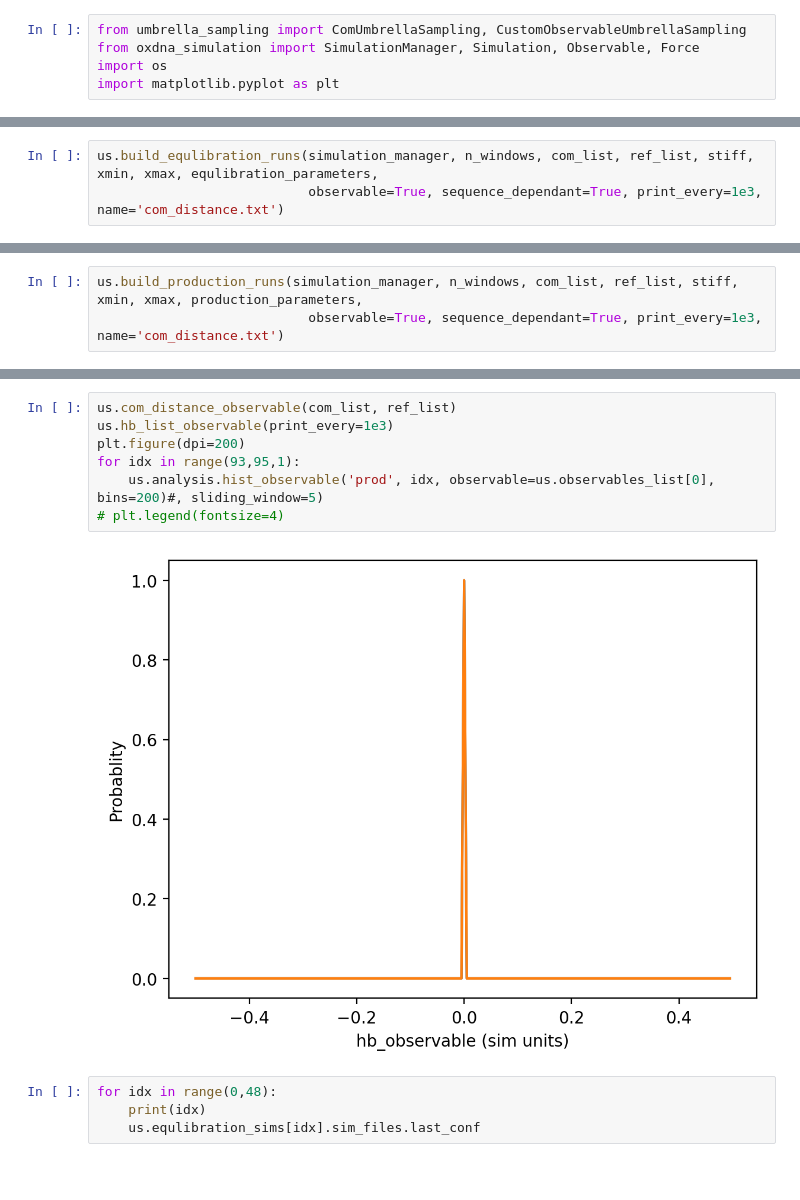
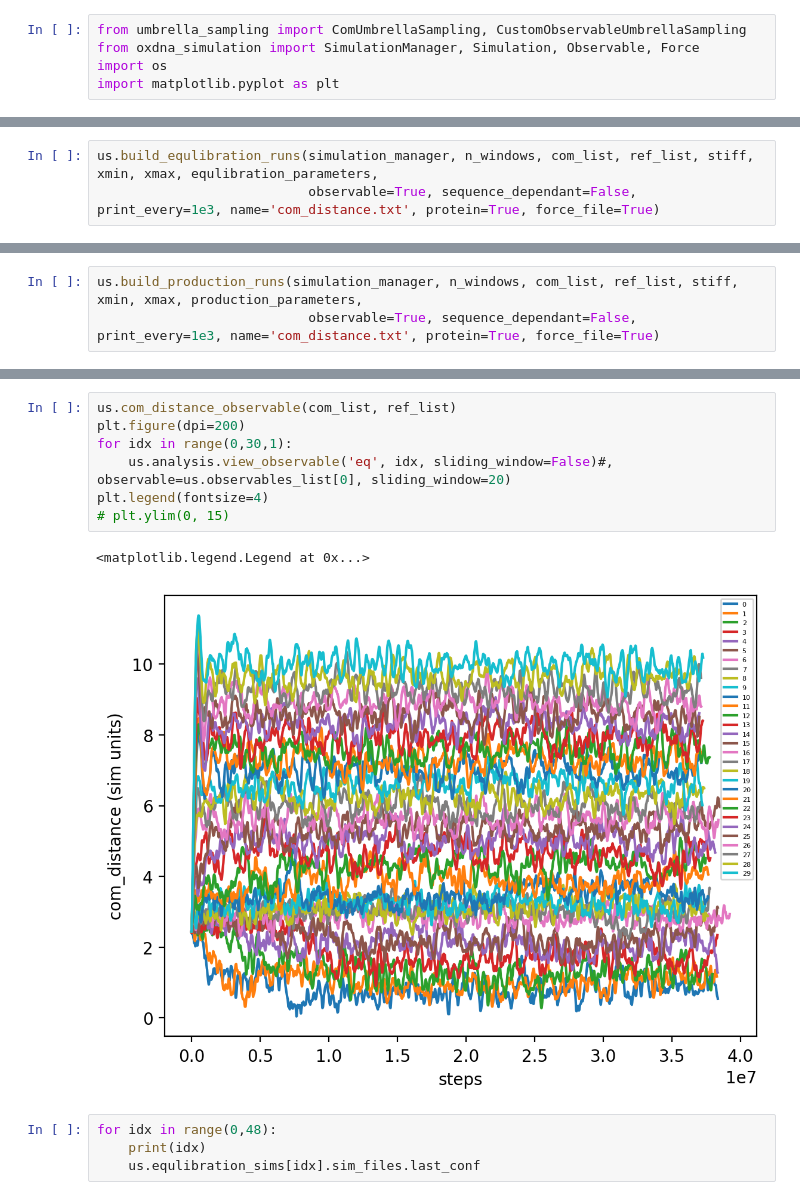
Before and after one commit to mlsample/ipy_oxDNA, a Jupyter notebook: src/synbody.ipynb, the cells around one changed output, grey strips where cells are left out. Cells and saved outputs as stored; diff of their text form; blank space fills up the shorter version.

```diff
--- a/src/synbody.ipynb
+++ b/src/synbody.ipynb
@@ -73,7 +115,7 @@ us = MeltingUmbrellaSampling(file_dir, system)
 simulation_manager = SimulationManager()
 # %%
 us.build_equlibration_runs(simulation_manager, n_windows, com_list, ref_list, stiff, xmin, xmax, equlibration_parameters,
-                           observable=True, sequence_dependant=True, print_every=1e3, name='com_distance.txt')
+                           observable=True, sequence_dependant=False, print_every=1e3, name='com_distance.txt', protein=True, force_file=True)
 # %%
 simulation_manager.run()
 # %% [output]
@@ -106,6 +140,6 @@ INFO: Aggregated I/O statistics (set debug=1 for file-wise information)
 # %%
 us.build_production_runs(simulation_manager, n_windows, com_list, ref_list, stiff, xmin, xmax, production_parameters,
-                           observable=True, sequence_dependant=True, print_every=1e3, name='com_distance.txt')
+                           observable=True, sequence_dependant=False, print_every=1e3, name='com_distance.txt', protein=True, force_file=True)
 # %%
 simulation_manager.run()
 # %% [output]
@@ -141,13 +187,14 @@ us.analysis.view_conf('eq', 46)
 [interactive output not drawn]
 # %%
 us.com_distance_observable(com_list, ref_list)
-us.hb_list_observable(print_every=1e3)
 plt.figure(dpi=200)
-for idx in range(93,95,1):
-    us.analysis.hist_observable('prod', idx, observable=us.observables_list[0], bins=200)#, sliding_window=5)
-# plt.legend(fontsize=4)
+for idx in range(0,30,1):
+    us.analysis.view_observable('eq', idx, sliding_window=False)#, observable=us.observables_list[0], sliding_window=20)
+plt.legend(fontsize=4)
+# plt.ylim(0, 15)
 # %% [output]
+<matplotlib.legend.Legend at 0x...>
-[figure, old version]
+[figure, new version]
 # %%
 for idx in range(0,48):
     print(idx)
```
Also changed, not shown: parts of 12 cells of this notebook, 23 other files.
